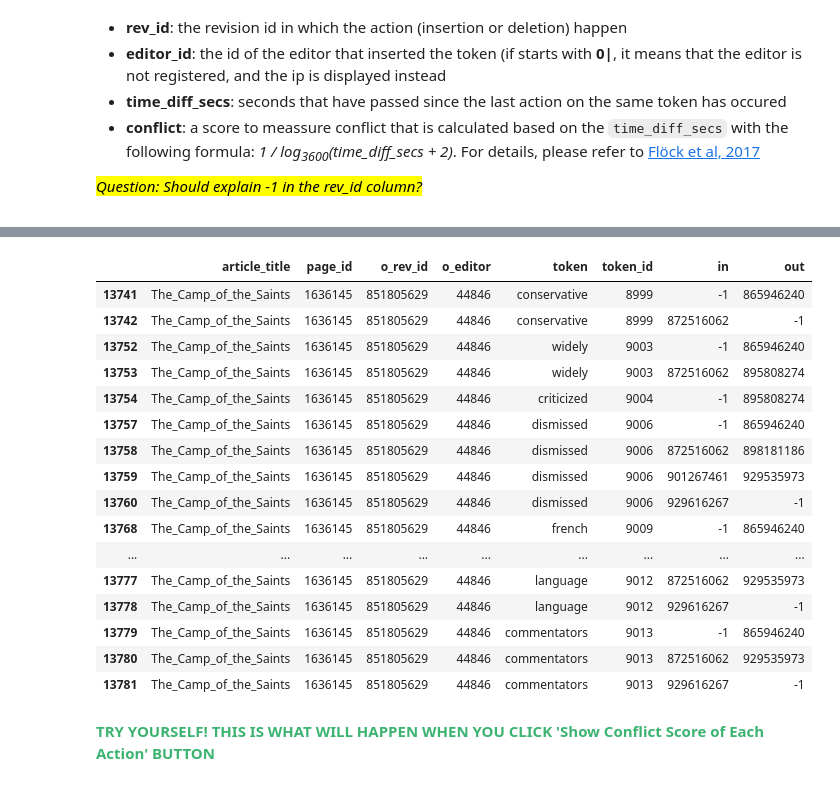
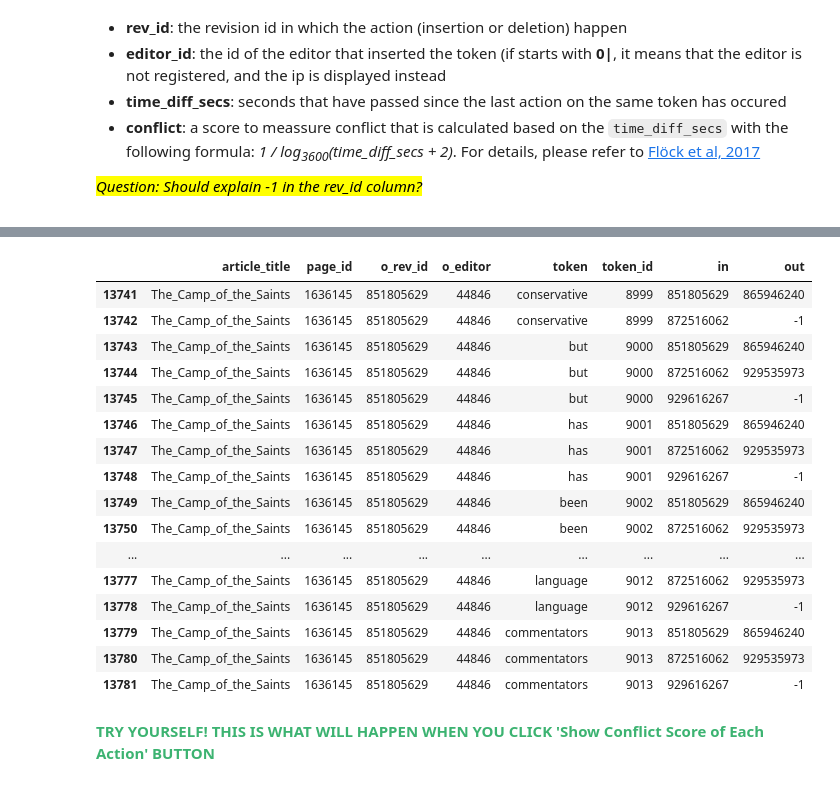
Before and after one commit to lzl257/gesis_wikiwho, a Jupyter notebook: 2. Using WikiWho to analyze a page.ipynb, the cells around one changed output, grey strips where cells are left out. Cells and saved outputs as stored; diff of their text form; code cells hidden in the pictures; folded sections open.

Commit message:
Use long table from ConflictManager.

```diff
--- a/2. Using WikiWho to analyze a page.ipynb
+++ b/2. Using WikiWho to analyze a page.ipynb
@@ -769,21 +749,21 @@ plt.show()
 # %%
-test_all_actions[test_all_actions['o_rev_id'] == 851805629]
+test_page_content[test_page_content['o_rev_id'] == 851805629]
 # %% [output]
 |  | article_title | page_id | o_rev_id | o_editor | token | token_id | in | out |
-| 13741 | The_Camp_of_the_Saints | 1636145 | 851805629 | 44846 | conservative | 8999 | -1 | 865946240 |
+| 13741 | The_Camp_of_the_Saints | 1636145 | 851805629 | 44846 | conservative | 8999 | 851805629 | 865946240 |
 | 13742 | The_Camp_of_the_Saints | 1636145 | 851805629 | 44846 | conservative | 8999 | 872516062 | -1 |
-| 13752 | The_Camp_of_the_Saints | 1636145 | 851805629 | 44846 | widely | 9003 | -1 | 865946240 |
-| 13753 | The_Camp_of_the_Saints | 1636145 | 851805629 | 44846 | widely | 9003 | 872516062 | 895808274 |
-| 13754 | The_Camp_of_the_Saints | 1636145 | 851805629 | 44846 | criticized | 9004 | -1 | 895808274 |
-| 13757 | The_Camp_of_the_Saints | 1636145 | 851805629 | 44846 | dismissed | 9006 | -1 | 865946240 |
-| 13758 | The_Camp_of_the_Saints | 1636145 | 851805629 | 44846 | dismissed | 9006 | 872516062 | 898181186 |
-| 13759 | The_Camp_of_the_Saints | 1636145 | 851805629 | 44846 | dismissed | 9006 | 901267461 | 929535973 |
-| 13760 | The_Camp_of_the_Saints | 1636145 | 851805629 | 44846 | dismissed | 9006 | 929616267 | -1 |
-| 13768 | The_Camp_of_the_Saints | 1636145 | 851805629 | 44846 | french | 9009 | -1 | 865946240 |
+| 13743 | The_Camp_of_the_Saints | 1636145 | 851805629 | 44846 | but | 9000 | 851805629 | 865946240 |
+| 13744 | The_Camp_of_the_Saints | 1636145 | 851805629 | 44846 | but | 9000 | 872516062 | 929535973 |
+| 13745 | The_Camp_of_the_Saints | 1636145 | 851805629 | 44846 | but | 9000 | 929616267 | -1 |
+| 13746 | The_Camp_of_the_Saints | 1636145 | 851805629 | 44846 | has | 9001 | 851805629 | 865946240 |
+| 13747 | The_Camp_of_the_Saints | 1636145 | 851805629 | 44846 | has | 9001 | 872516062 | 929535973 |
+| 13748 | The_Camp_of_the_Saints | 1636145 | 851805629 | 44846 | has | 9001 | 929616267 | -1 |
+| 13749 | The_Camp_of_the_Saints | 1636145 | 851805629 | 44846 | been | 9002 | 851805629 | 865946240 |
+| 13750 | The_Camp_of_the_Saints | 1636145 | 851805629 | 44846 | been | 9002 | 872516062 | 929535973 |
 | ... | ... | ... | ... | ... | ... | ... | ... | ... |
 | 13777 | The_Camp_of_the_Saints | 1636145 | 851805629 | 44846 | language | 9012 | 872516062 | 929535973 |
 | 13778 | The_Camp_of_the_Saints | 1636145 | 851805629 | 44846 | language | 9012 | 929616267 | -1 |
-| 13779 | The_Camp_of_the_Saints | 1636145 | 851805629 | 44846 | commentators | 9013 | -1 | 865946240 |
+| 13779 | The_Camp_of_the_Saints | 1636145 | 851805629 | 44846 | commentators | 9013 | 851805629 | 865946240 |
 | 13780 | The_Camp_of_the_Saints | 1636145 | 851805629 | 44846 | commentators | 9013 | 872516062 | 929535973 |
 | 13781 | The_Camp_of_the_Saints | 1636145 | 851805629 | 44846 | commentators | 9013 | 929616267 | -1 |
 # %% [markdown]
```
Also changed, not shown: parts of 6 cells of this notebook.
